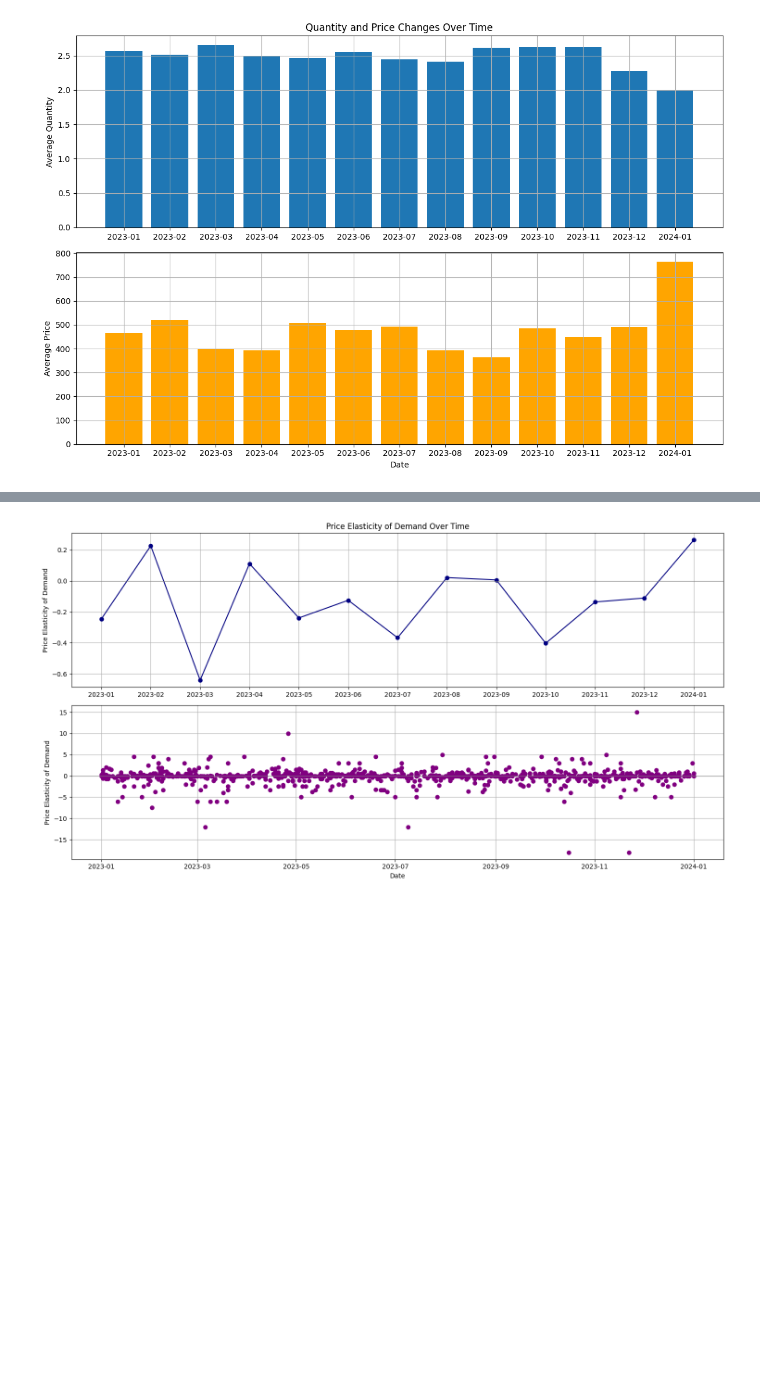
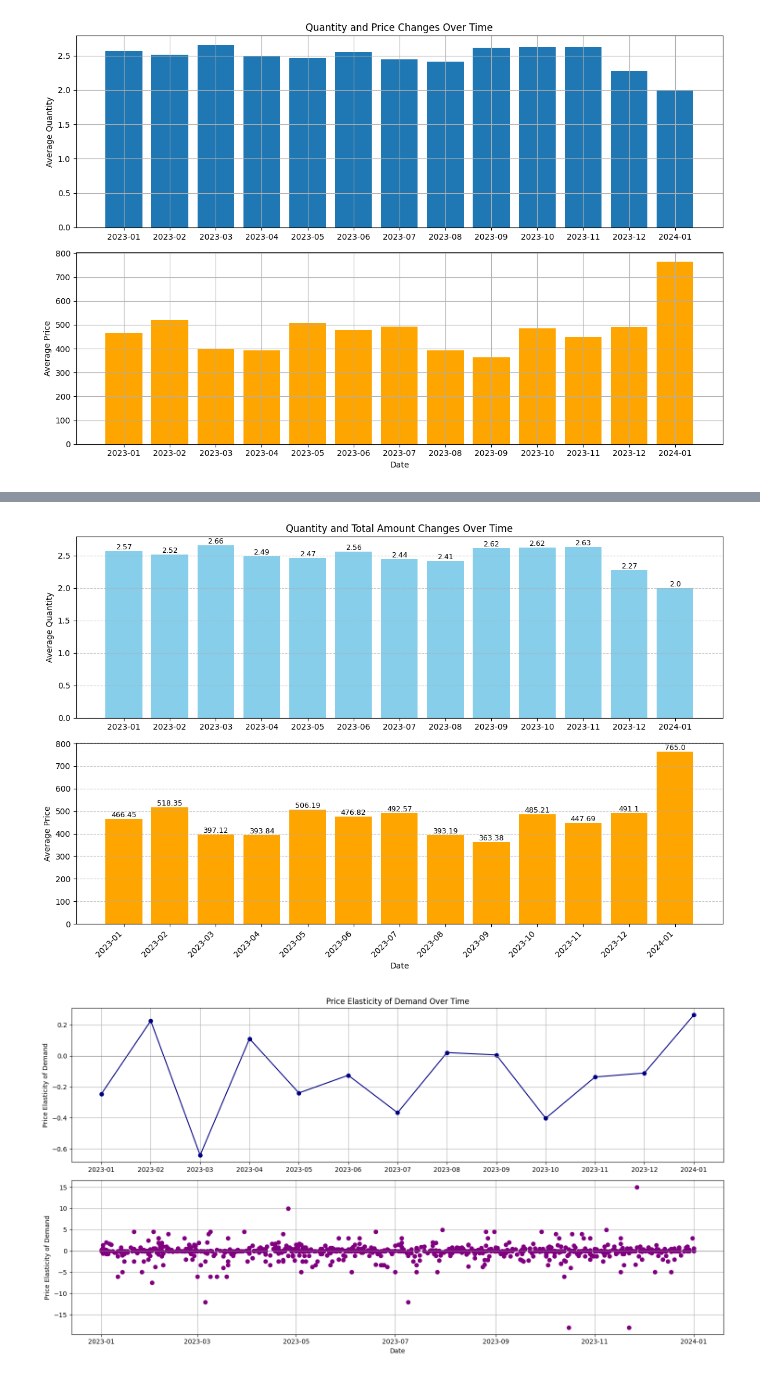
Before and after one commit to SaMoAAlamdari/Price-Optimizing, a Jupyter notebook: Price_Optimizing_Retail_Sales.ipynb, the cells around one changed output, grey strips where cells are left out. Cells and saved outputs as stored; diff of their text form; code cells hidden in the pictures; blank space fills up the shorter version.

```diff
--- a/Price_Optimizing_Retail_Sales.ipynb
+++ b/Price_Optimizing_Retail_Sales.ipynb
@@ -157,3 +218,44 @@ plot_weekly_averages(weekly_prices)
+# %%
+
+ddate = weekly_prices['Date'].tolist()
+
+# Updated plot function
+def plot_weekly_averages(data):
+    plt.figure(figsize=(12, 8))
+
+    # First subplot: Average Quantity
+    plt.subplot(2, 1, 1)
+    bars = plt.bar(data['Date'], data['Quantity'], label='Quantity', color='skyblue')
+    plt.ylabel('Average Quantity')
+    plt.title('Quantity and Total Amount Changes Over Time')
+    plt.grid(axis='y', linestyle='--', alpha=0.7)
+
+    # Annotate peaks and slumps
+    for i, value in enumerate(data['Quantity']):
+        if data['Date'][i] in ddate:  #['2023-11', '2023-03', '2023-04']: #Example dates
+            plt.text(i, value, str(round(value, 2)), ha='center', va='bottom', fontsize=9)
+
+    # Second subplot: Total Amount
+    plt.subplot(2, 1, 2)
+    bars = plt.bar(data['Date'], data['Total Amount'], label='Total Amount', color='orange')
+    plt.xlabel('Date')
+    plt.ylabel('Average Price')
+    plt.grid(axis='y', linestyle='--', alpha=0.7)
+
+    # Annotate peaks and slumps
+    for i, value in enumerate(data['Total Amount']):
+        if data['Date'][i] in ddate:  #['2023-11', '2023-03', '2023-04']: #Example dates
+            plt.text(i, value, str(round(value, 2)), ha='center', va='bottom', fontsize=9)
+
+    # Rotate x-axis labels for readability
+    plt.xticks(rotation=45, ha='right')
+    plt.tight_layout()
+    plt.show()
+
+# Call the function
+plot_weekly_averages(weekly_prices)
+# %% [output]
+[figure, added]
 # %%
 
 # Calculate price elasticity and plot
```
Also changed, not shown: parts of 3 cells of this notebook.
